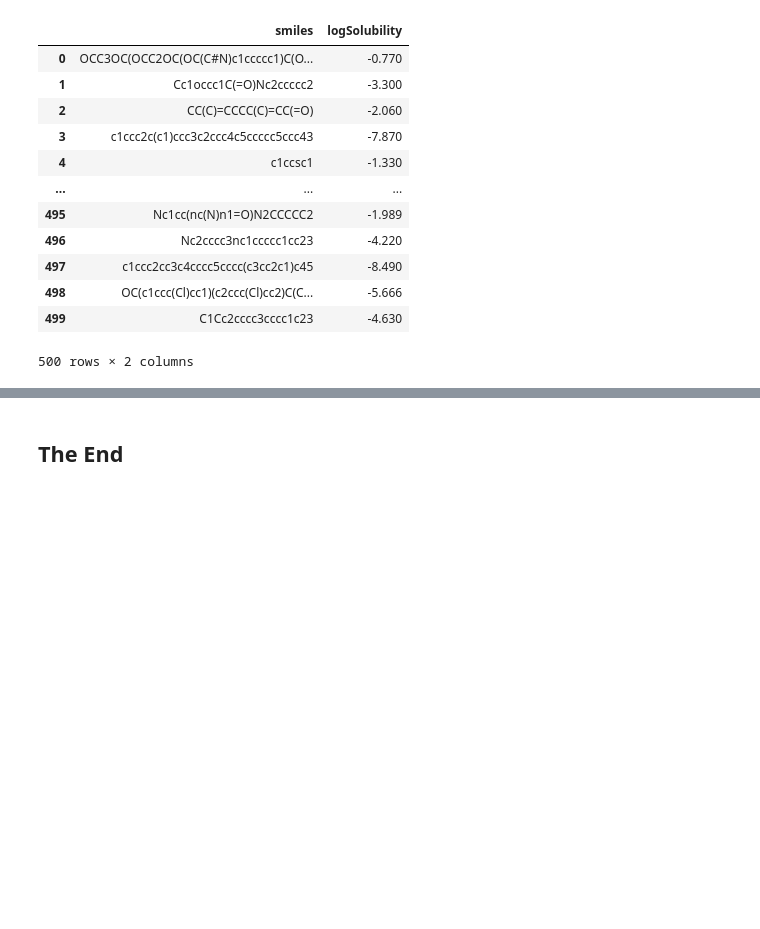
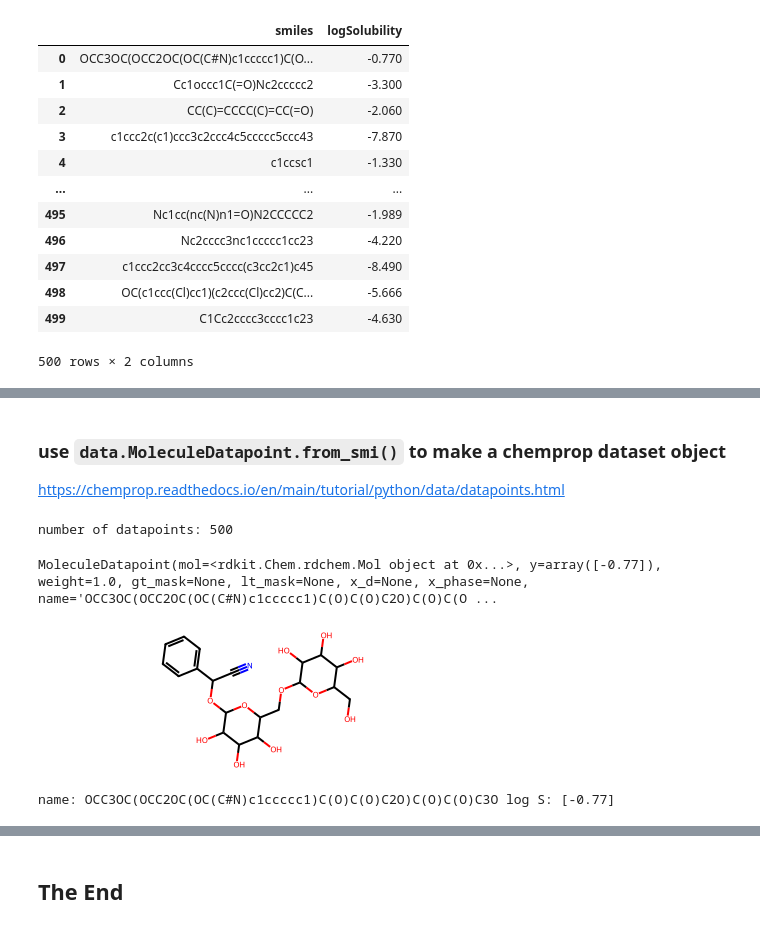
Before and after one commit to statisticalmechanics/mls, a Jupyter notebook: notebooks/chemprop.ipynb, the cells around one changed output, grey strips where cells are left out. Drawn from its saved outputs; the diff is of its cells as text; code cells hidden in the pictures; blank space fills up the shorter version.

Commit message:
chemprop jupyter

```diff
--- a/notebooks/chemprop.ipynb
+++ b/notebooks/chemprop.ipynb
@@ -105,6 +139,7 @@ from sklearn.decomposition import PCA
 # %%
-df = pd.read_csv('../datasets/chemprop/regression.csv') # load example log solubility dataset
-df
+data_path = '../datasets/chemprop/regression.csv' # use the correct file path and file name for your own case
+df_input = pd.read_csv(data_path) # load example log solubility dataset
+df_input
 # %% [output]
 |  | smiles | logSolubility |
 | 0 | OCC3OC(OCC2OC(OC(C#N)c1ccccc1)C(O... | -0.770 |
@@ -119,3 +154,8 @@ df
 | 498 | OC(c1ccc(Cl)cc1)(c2ccc(Cl)cc2)C(C... | -5.666 |
 | 499 | C1Cc2cccc3cccc1c23 | -4.630 |
 500 rows × 2 columns
+# %%
+smiles = df_input.loc[:,'smiles'].values
+logS = df_input.loc[:,['logSolubility']].values # important, use [' '] to force the y array to be 2D of shape (n_samples, 1)
+print(smiles[:5])
+print(logS[:5])
@@ -121,0 +175,20 @@ df
+# %% [markdown]
+### use `data.MoleculeDatapoint.from_smi()` to make a chemprop dataset object
+
+https://chemprop.readthedocs.io/en/main/tutorial/python/data/datapoints.html
+# %%
+# get molecule datapoints (x, y) in a list
+all_data = [data.MoleculeDatapoint.from_smi(x, y) for x, y in zip(smiles, logS)]
+print('number of datapoints:', len(all_data))
+all_data[0] # show the content of the first datapoint
+# %% [output]
+number of datapoints: 500
+MoleculeDatapoint(mol=<rdkit.Chem.rdchem.Mol object at 0x...>, y=array([-0.77]), weight=1.0, gt_mask=None, lt_mask=None, x_d=None, x_phase=None, name='OCC3OC(OCC2OC(OC(C#N)c1ccccc1)C(O)C(O)C2O)C(O)C(O ...
+# %%
+all_data[0].mol # show chemical structure with object .mol
+# %% [output]
+[figure, added]
+# %%
+print('name:', all_data[0].name, 'log S:', all_data[0].y)
+# %% [output]
+name: OCC3OC(OCC2OC(OC(C#N)c1ccccc1)C(O)C(O)C2O)C(O)C(O)C3O log S: [-0.77]
```
Also changed, not shown: parts of 14 cells of this notebook.
